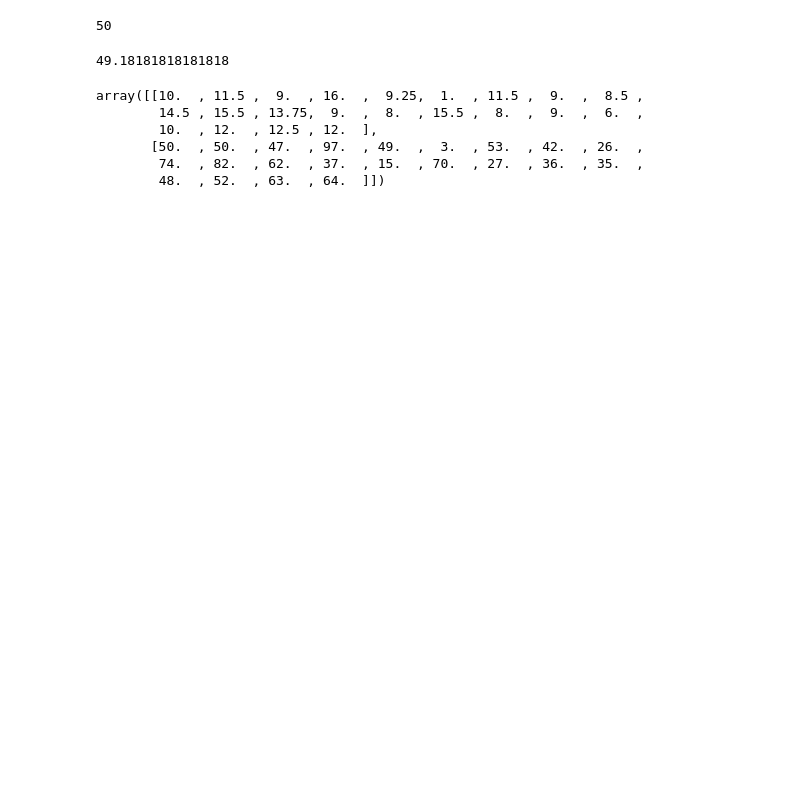
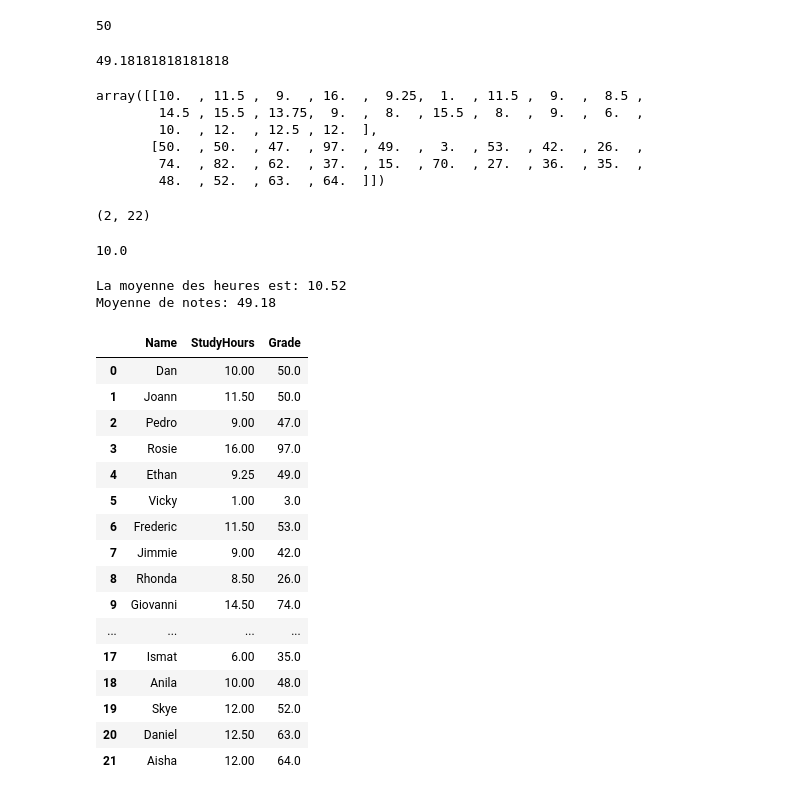
Before and after one commit to synergeur/Synergeur_Learn, a Jupyter notebook: CoursRechercheDonner/Cours 1.ipynb, the cells around one changed output. Drawn from its saved outputs; the diff is of its cells as text; code cells hidden in the pictures; blank space fills up the shorter version.

Commit message:
Feat: Recherche de donner class 1

```diff
--- a/CoursRechercheDonner/Cours 1.ipynb
+++ b/CoursRechercheDonner/Cours 1.ipynb
@@ -43,3 +47,48 @@ array([[10.  , 11.5 ,  9.  , 16.  ,  9.25,  1.  , 11.5 ,  9.  ,  8.5 ,
        [50.  , 50.  , 47.  , 97.  , 49.  ,  3.  , 53.  , 42.  , 26.  ,
         74.  , 82.  , 62.  , 37.  , 15.  , 70.  , 27.  , 36.  , 35.  ,
         48.  , 52.  , 63.  , 64.  ]])
+# %%
+student_data.shape
+# Afficher le nombre de tableau puis le nombre de tableau
+# %% [output]
+(2, 22)
+# %%
+student_data[0][0]
+# vas chercher la case de tableau correspondant
+# %% [output]
+10.0
+# %%
+avg_study = student_data[0].mean()
+avg_grade = student_data[1].mean()
+# mean() => moyenne du tableau
+
+print('La moyenne des heures est: {:.2f}\nMoyenne de notes: {:.2f}'.format(avg_study,avg_grade))
+# {:.2f} stop apres 2 chiffres apres la virgule
+# %% [output]
+La moyenne des heures est: 10.52
+Moyenne de notes: 49.18
+# %%
+import pandas as pd
+# sert a l'affichage des tableau et a l'analyse de donner
+df_students = pd.DataFrame({'Name': ['Dan', 'Joann', 'Pedro', 'Rosie', 'Ethan', 'Vicky', 'Frederic', 'Jimmie', 'Rhonda', 'Giovanni', 'Francesca', 'Rajab', 'Naiyana', 'Kian', 'Jenny', 'Jakeem','Helena','Ismat','Anila','Skye','Daniel','Aisha'],
+                            'StudyHours':student_data[0],
+                            'Grade':student_data[1]})
+df_students
+# %% [output]
+|  | Name | StudyHours | Grade |
+| 0 | Dan | 10.00 | 50.0 |
+| 1 | Joann | 11.50 | 50.0 |
+| 2 | Pedro | 9.00 | 47.0 |
+| 3 | Rosie | 16.00 | 97.0 |
+| 4 | Ethan | 9.25 | 49.0 |
+| 5 | Vicky | 1.00 | 3.0 |
+| 6 | Frederic | 11.50 | 53.0 |
+| 7 | Jimmie | 9.00 | 42.0 |
+| 8 | Rhonda | 8.50 | 26.0 |
+| 9 | Giovanni | 14.50 | 74.0 |
+| ... | ... | ... | ... |
+| 17 | Ismat | 6.00 | 35.0 |
+| 18 | Anila | 10.00 | 48.0 |
+| 19 | Skye | 12.00 | 52.0 |
+| 20 | Daniel | 12.50 | 63.0 |
+| 21 | Aisha | 12.00 | 64.0 |
```
Also changed, not shown: parts of 17 cells of this notebook, 1 other file.
